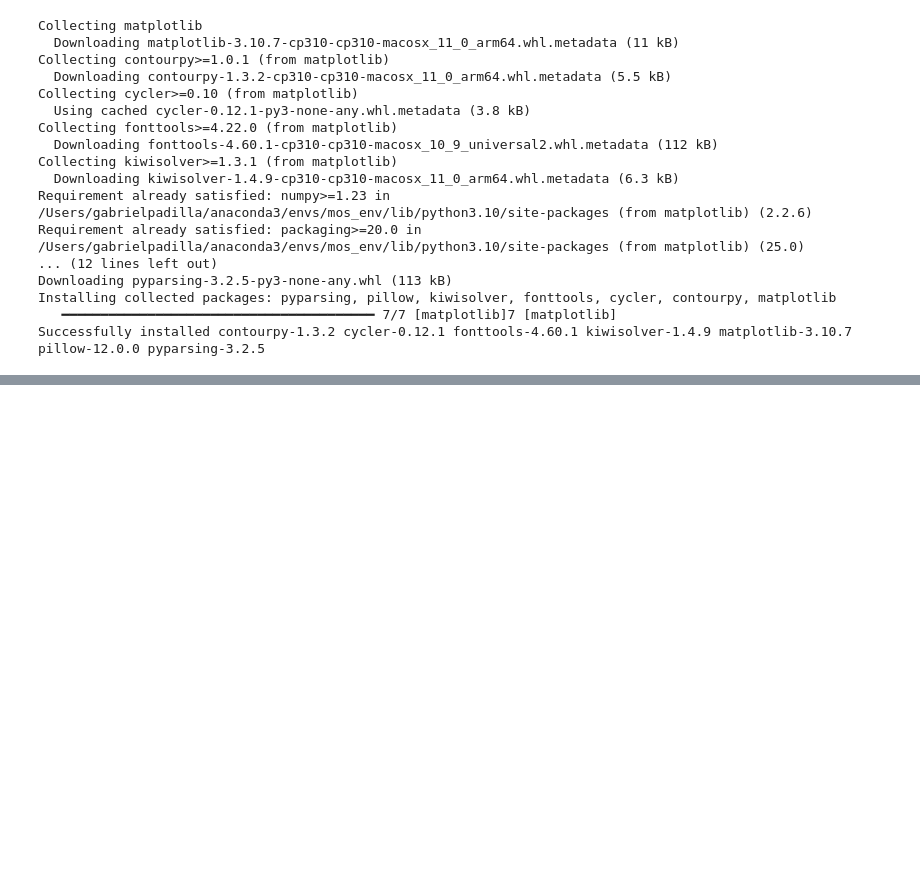
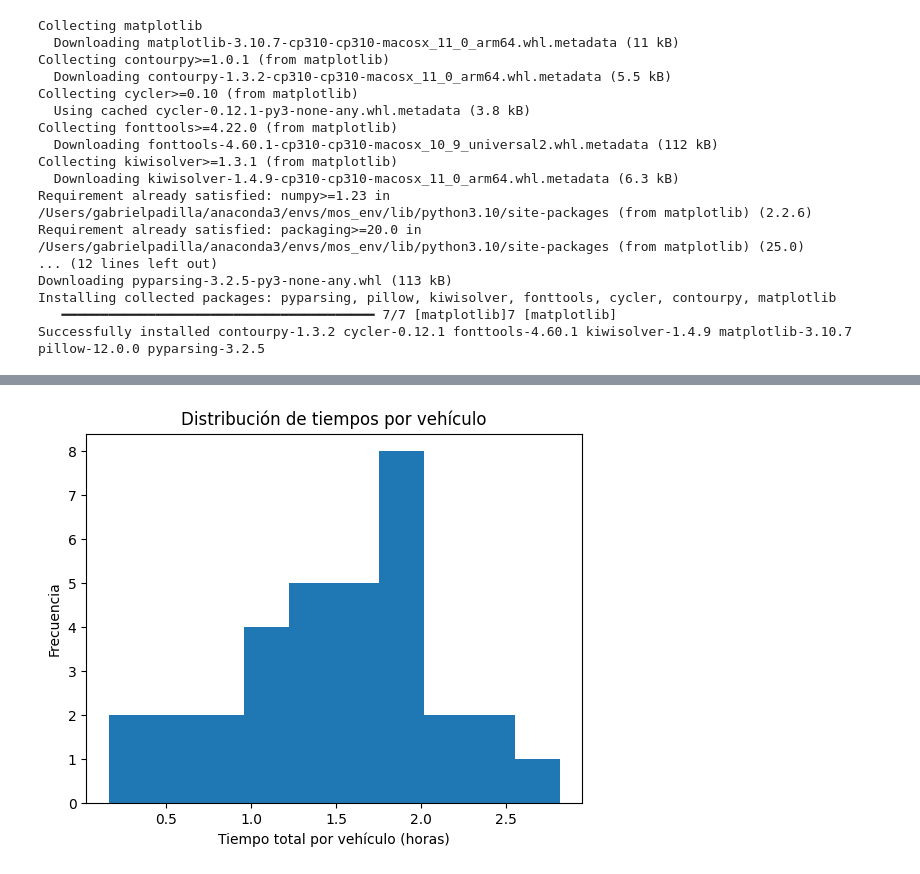
Before and after one commit to incarasa/Proyecto2MOS, a Jupyter notebook: caso3/analisis_sensibilidad.ipynb, the cells around one changed output, grey strips where cells are left out. Drawn from its saved outputs; the diff is of its cells as text; code cells hidden in the pictures; blank space fills up the shorter version.

```diff
--- a/caso3/analisis_sensibilidad.ipynb
+++ b/caso3/analisis_sensibilidad.ipynb
@@ -80,0 +206,8 @@ rutas["Distance_km"] = rutas.apply(
+# %%
+plt.hist(vehicle_summary["TravelTime_hours"], bins=10)
+plt.xlabel("Tiempo total por vehículo (horas)")
+plt.ylabel("Frecuencia")
+plt.title("Distribución de tiempos por vehículo")
+plt.show()
+# %% [output]
+[figure, added]
```
Also changed, not shown: parts of 5 cells of this notebook.
